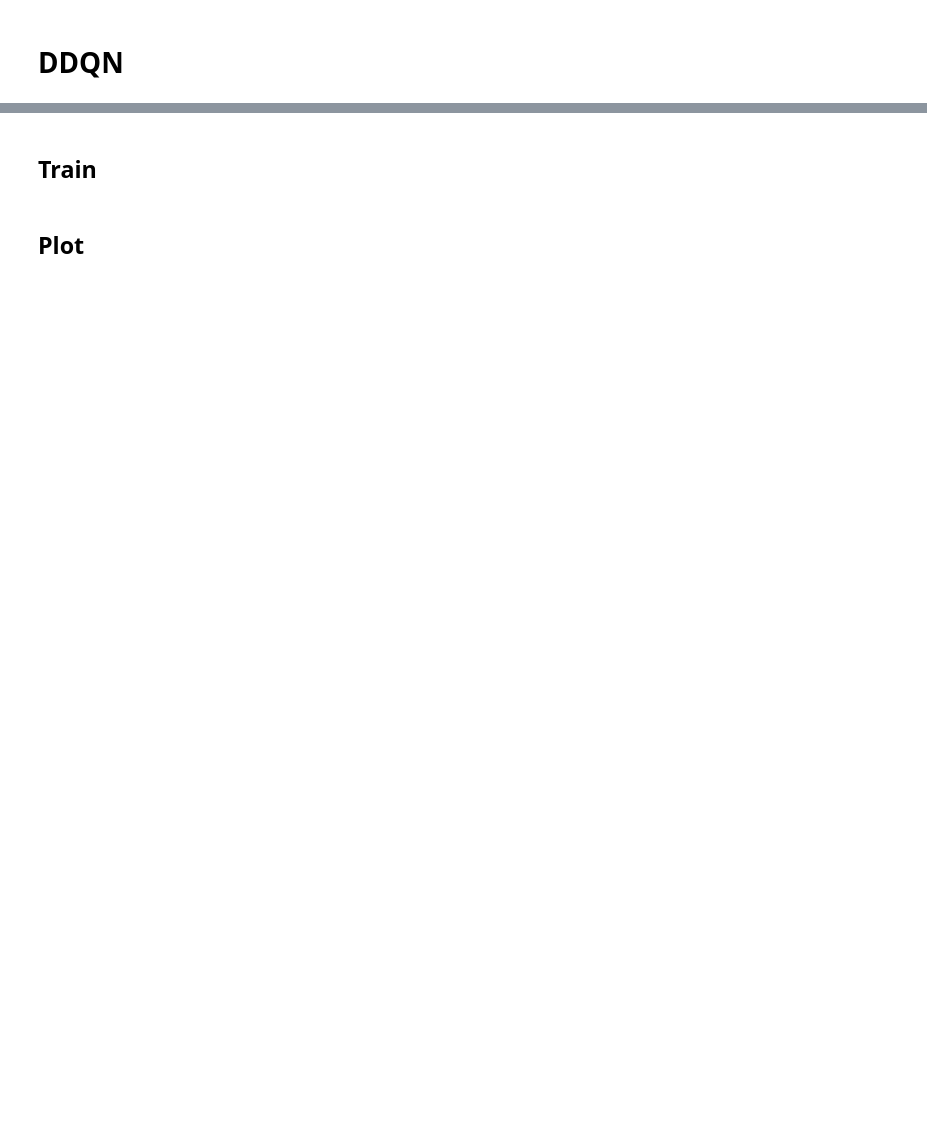
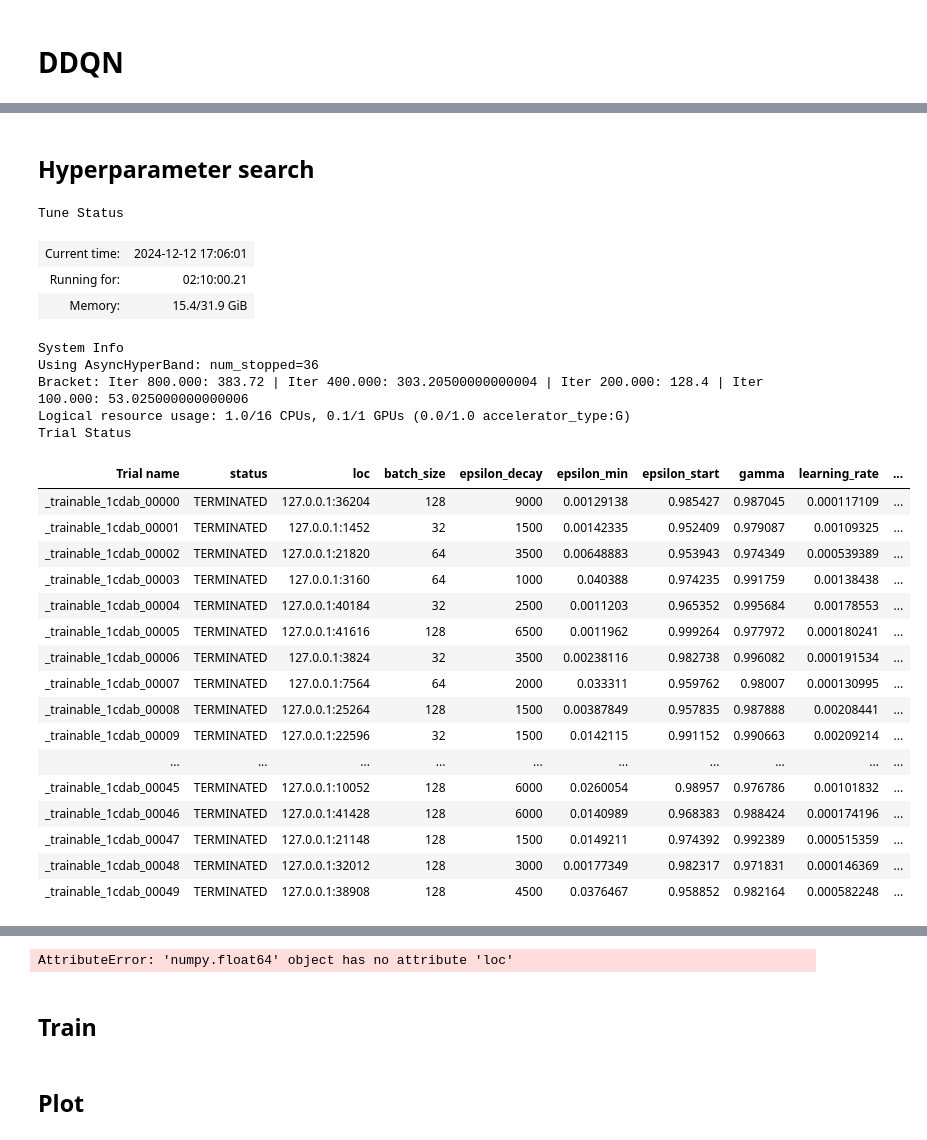
Before and after one commit to joseph280996/RL-Project, a Jupyter notebook: src/main.ipynb, the cells around one changed output, grey strips where cells are left out. Cells and saved outputs as stored; diff of their text form; code cells hidden in the pictures; blank space fills up the shorter version.

```diff
--- a/src/main.ipynb
+++ b/src/main.ipynb
@@ -170,0 +103,39 @@ MODEL_PATH = './test_model.pth'
+# %%
+GRID_SEARCH = True
+N_EPOCHS = 1000
+MODEL_PATH = './best_model.pth'
+# %% [markdown]
+## Hyperparameter search
+# %%
+if GRID_SEARCH:
+    tuner = models.RayTuneDDQN(num_samples=50, max_episodes=1000)
+
+    # Run hyperparameter search
+    analysis = tuner.run_hyperparameter_search()
+# %% [output]
+Tune Status
+| Current time: | 2024-12-12 17:06:01 |
+| Running for: | 02:10:00.21 |
+| Memory: | 15.4/31.9 GiB |
+System Info
+Using AsyncHyperBand: num_stopped=36
+Bracket: Iter 800.000: 383.72 | Iter 400.000: 303.20500000000004 | Iter 200.000: 128.4 | Iter 100.000: 53.025000000000006
+Logical resource usage: 1.0/16 CPUs, 0.1/1 GPUs (0.0/1.0 accelerator_type:G)
+Trial Status
+| Trial name | status | loc | batch_size | epsilon_decay | epsilon_min | epsilon_start | gamma | learning_rate | ... |
+| _trainable_1cdab_00000 | TERMINATED | 127.0.0.1:36204 | 128 | 9000 | 0.00129138 | 0.985427 | 0.987045 | 0.000117109 | ... |
+| _trainable_1cdab_00001 | TERMINATED | 127.0.0.1:1452 | 32 | 1500 | 0.00142335 | 0.952409 | 0.979087 | 0.00109325 | ... |
+| _trainable_1cdab_00002 | TERMINATED | 127.0.0.1:21820 | 64 | 3500 | 0.00648883 | 0.953943 | 0.974349 | 0.000539389 | ... |
+| _trainable_1cdab_00003 | TERMINATED | 127.0.0.1:3160 | 64 | 1000 | 0.040388 | 0.974235 | 0.991759 | 0.00138438 | ... |
+| _trainable_1cdab_00004 | TERMINATED | 127.0.0.1:40184 | 32 | 2500 | 0.0011203 | 0.965352 | 0.995684 | 0.00178553 | ... |
+| _trainable_1cdab_00005 | TERMINATED | 127.0.0.1:41616 | 128 | 6500 | 0.0011962 | 0.999264 | 0.977972 | 0.000180241 | ... |
+| _trainable_1cdab_00006 | TERMINATED | 127.0.0.1:3824 | 32 | 3500 | 0.00238116 | 0.982738 | 0.996082 | 0.000191534 | ... |
+| _trainable_1cdab_00007 | TERMINATED | 127.0.0.1:7564 | 64 | 2000 | 0.033311 | 0.959762 | 0.98007 | 0.000130995 | ... |
+| _trainable_1cdab_00008 | TERMINATED | 127.0.0.1:25264 | 128 | 1500 | 0.00387849 | 0.957835 | 0.987888 | 0.00208441 | ... |
+| _trainable_1cdab_00009 | TERMINATED | 127.0.0.1:22596 | 32 | 1500 | 0.0142115 | 0.991152 | 0.990663 | 0.00209214 | ... |
+| ... | ... | ... | ... | ... | ... | ... | ... | ... | ... |
+| _trainable_1cdab_00045 | TERMINATED | 127.0.0.1:10052 | 128 | 6000 | 0.0260054 | 0.98957 | 0.976786 | 0.00101832 | ... |
+| _trainable_1cdab_00046 | TERMINATED | 127.0.0.1:41428 | 128 | 6000 | 0.0140989 | 0.968383 | 0.988424 | 0.000174196 | ... |
+| _trainable_1cdab_00047 | TERMINATED | 127.0.0.1:21148 | 128 | 1500 | 0.0149211 | 0.974392 | 0.992389 | 0.000515359 | ... |
+| _trainable_1cdab_00048 | TERMINATED | 127.0.0.1:32012 | 128 | 3000 | 0.00177349 | 0.982317 | 0.971831 | 0.000146369 | ... |
+| _trainable_1cdab_00049 | TERMINATED | 127.0.0.1:38908 | 128 | 4500 | 0.0376467 | 0.958852 | 0.982164 | 0.000582248 | ... |
@@ -170,0 +159,6 @@ MODEL_PATH = './test_model.pth'
+# %%
+if GRID_SEARCH:
+    # Print best configuration
+    best_ddqn = tuner.print_best_config(analysis)
+# %% [output]
+AttributeError: 'numpy.float64' object has no attribute 'loc'
```
Also changed, not shown: parts of 28 cells of this notebook, 14 other files.
